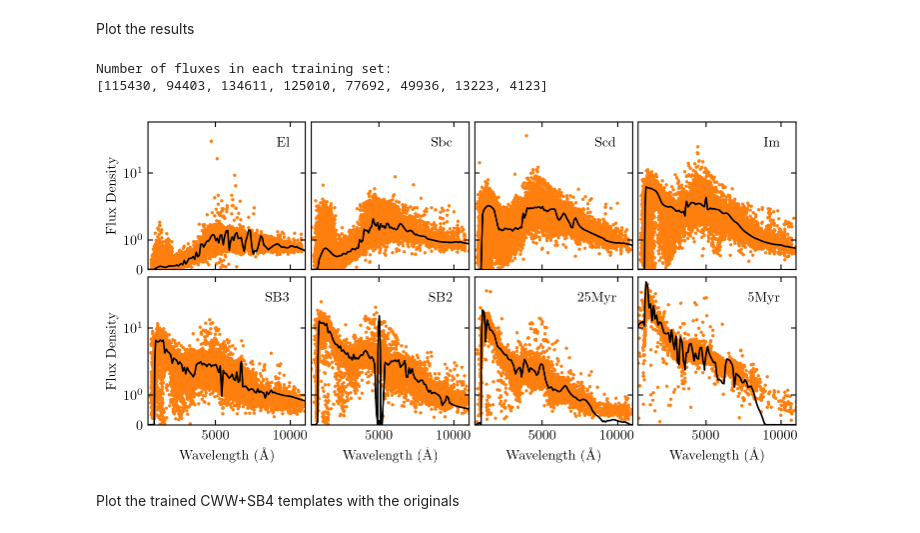
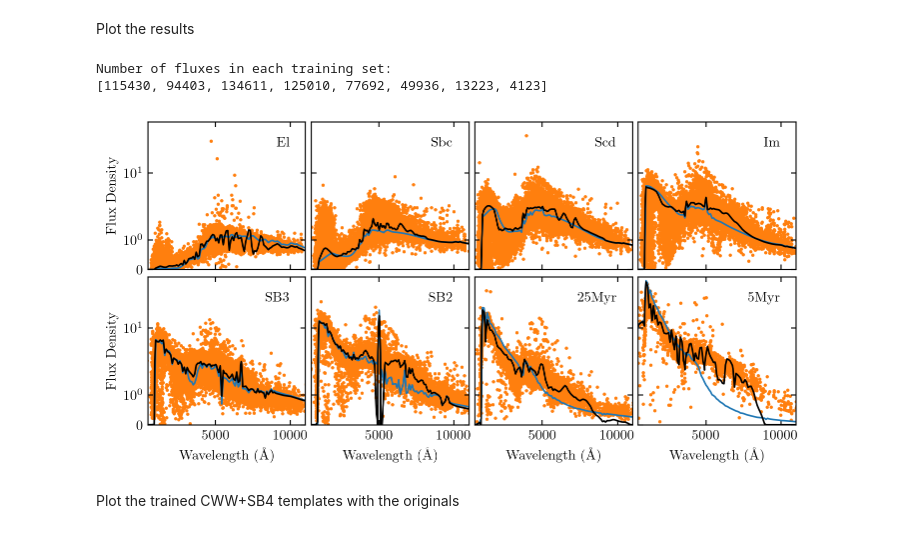
Before and after one commit to dirac-institute/photoz_template_learning, a Jupyter notebook: training_cwwsb4.ipynb, the cells around one changed output. Saved outputs shown, nothing was run; the diff lists cells and outputs as text; code cells hidden in the pictures.

```diff
--- a/training_cwwsb4.ipynb
+++ b/training_cwwsb4.ipynb
@@ -163,35 +163,38 @@ fig, axes = plt.subplots(2,4,sharex='all',sharey='all',figsize=(twocol,1/2*twoco
 
 print("Number of fluxes in each training set:")
 print([len(i) for i in final_sets.values()])
 
 for (ax,template) in zip(axes.flatten(),trained_templates):
 
     wavelen = [row[0] for row in final_sets[template]]
     fluxes = [row[1] for row in final_sets[template]]
     ax.scatter(wavelen, fluxes, s=2, c="C1")
+
+    sed = cwwsb4_templates[template]
+    ax.plot(sed.wavelen, sed.flambda, ls="-", c="C0")
 
     sed = trained_templates[template]
     ax.plot(sed.wavelen, sed.flambda, ls="-", c="k")
 
     ax.text(0.9,0.9,template,transform=ax.transAxes,ha="right",va="top")
 
 plt.xlim(500,11000)
 plt.ylim(0,90)
 plt.yscale('symlog')
 
 for ax in axes[-1,:]:
     ax.set_xlabel('Wavelength ($\mathrm{\AA}$)')
 for ax in axes[:,0]:
     ax.set_ylabel('Flux Density')
 
 fig.tight_layout(pad=0.5, h_pad=0, w_pad=0)
 plt.show()
 
-#fig.savefig('plots/cwwsb4_trained.png')
+fig.savefig('plots/cwwsb4_trained.png')
 # %% [output]
 Number of fluxes in each training set:
 [115430, 94403, 134611, 125010, 77692, 49936, 13223, 4123]
-[figure, old version]
+[figure, new version]
 # %% [markdown]
 Plot the trained CWW+SB4 templates with the originals
 # %%
```
Also changed, not shown: 11 other files.
